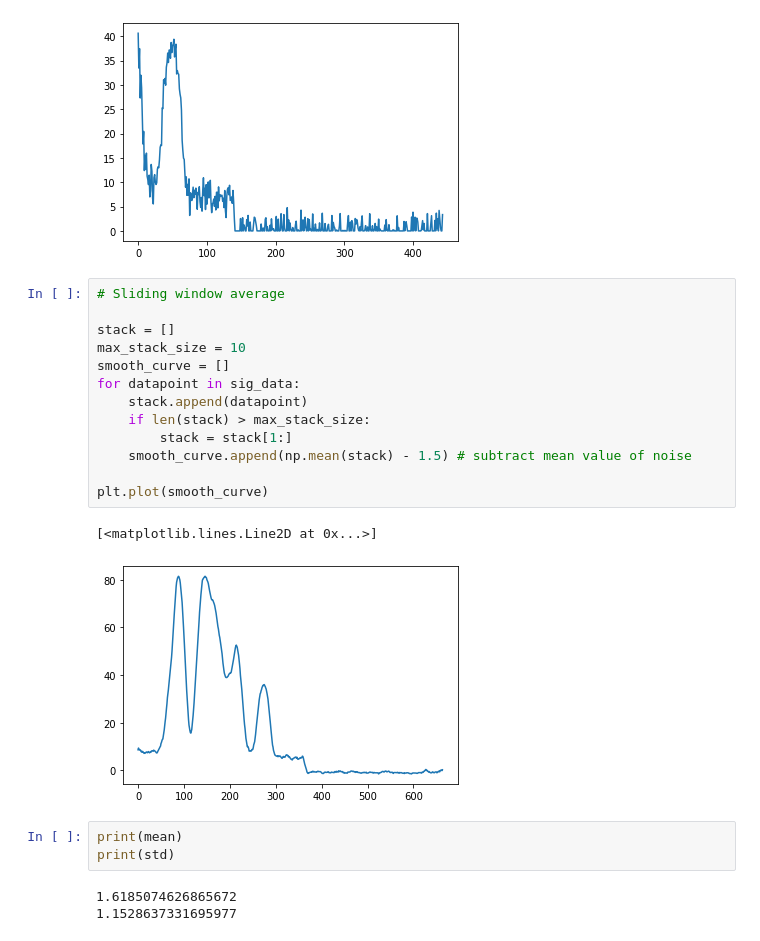
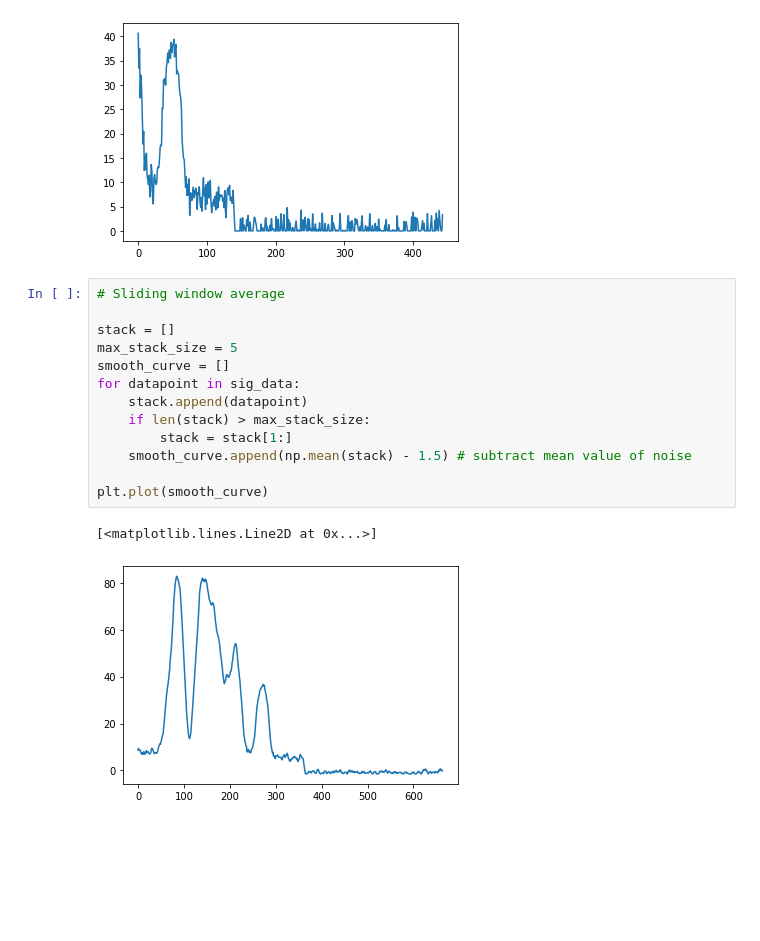
Before and after one commit to LeonY117/MAChallenge_4, a Jupyter notebook: Challenge4.ipynb, the cells around one changed output. Cells and saved outputs as stored; diff of their text form; blank space fills up the shorter version.

```diff
--- a/Challenge4.ipynb
+++ b/Challenge4.ipynb
@@ -68,22 +70,16 @@ mean: 8.527153284671533, std: 10.515235311111047
 # %%
 # Sliding window average
 
 stack = []
-max_stack_size = 10
+max_stack_size = 5
 smooth_curve = []
 for datapoint in sig_data:
     stack.append(datapoint)
     if len(stack) > max_stack_size:
         stack = stack[1:]
     smooth_curve.append(np.mean(stack) - 1.5) # subtract mean value of noise
 
 plt.plot(smooth_curve)
 # %% [output]
 [<matplotlib.lines.Line2D at 0x...>]
-[figure, old version]
+[figure, new version]
-# %%
-print(mean)
-print(std)
-# %% [output]
-1.6185074626865672
-1.1528637331695977
```
Also changed, not shown: parts of 6 cells of this notebook.
